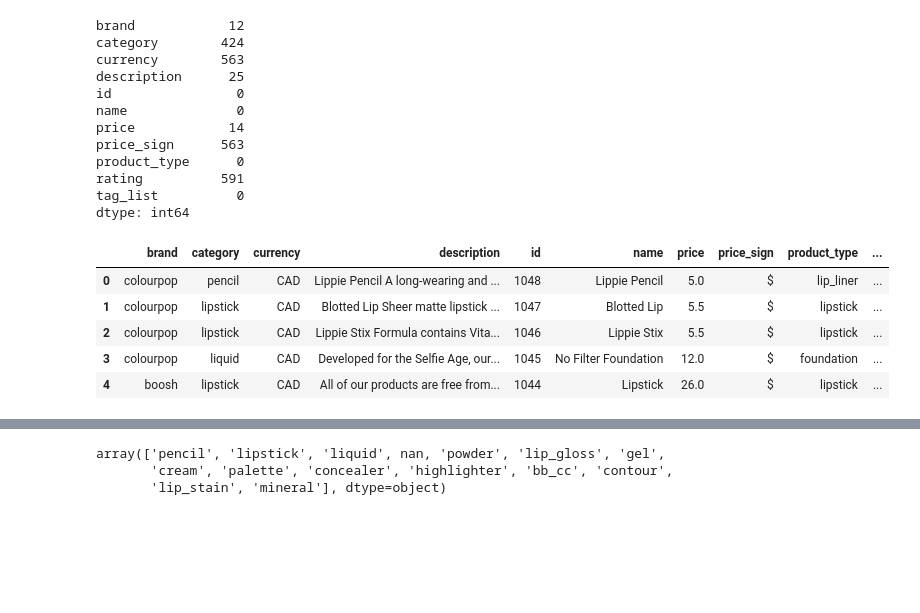
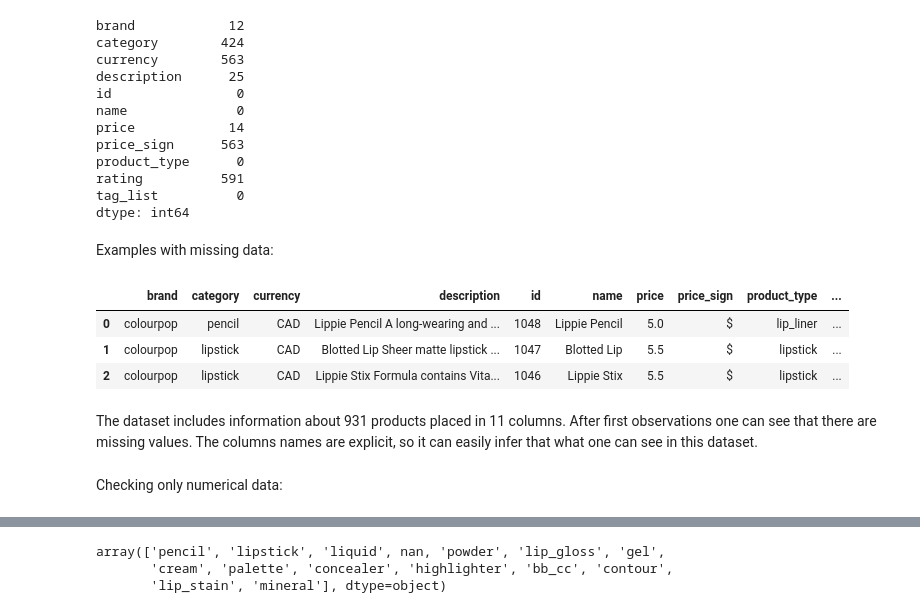
Before and after one commit to aniass/Product-Categorization-NLP, a Jupyter notebook: Products_analysis.ipynb, the cells around one changed output, grey strips where cells are left out. Drawn from its saved outputs; the diff is of its cells as text; code cells hidden in the pictures; blank space fills up the shorter version.

```diff
--- a/Products_analysis.ipynb
+++ b/Products_analysis.ipynb
@@ -22,5 +36,5 @@ import seaborn as sns
 # %%
-df = pd.read_csv('C:\Python Scripts\API_data analyst\products_final.csv', header=0,index_col=0)
+df = pd.read_csv('data\products_final.csv', header=0,index_col=0)
 df.head()
 # %% [output]
 |  | brand | category | currency | description | id | name | price | price_sign | product_type | ... |
@@ -98,13 +136,16 @@ product_type      0
 rating          591
 tag_list          0
 dtype: int64
+# %% [markdown]
+Examples with missing data:
 # %%
-# observations with missing data
-df[df.isnull().any(axis=1)].head()
+df[df.isnull().any(axis=1)].head(3)
 # %% [output]
 |  | brand | category | currency | description | id | name | price | price_sign | product_type | ... |
 | 0 | colourpop | pencil | CAD | Lippie Pencil A long-wearing and ... | 1048 | Lippie Pencil | 5.0 | $ | lip_liner | ... |
 | 1 | colourpop | lipstick | CAD | Blotted Lip Sheer matte lipstick ... | 1047 | Blotted Lip | 5.5 | $ | lipstick | ... |
 | 2 | colourpop | lipstick | CAD | Lippie Stix Formula contains Vita... | 1046 | Lippie Stix | 5.5 | $ | lipstick | ... |
-| 3 | colourpop | liquid | CAD | Developed for the Selfie Age, our... | 1045 | No Filter Foundation | 12.0 | $ | foundation | ... |
-| 4 | boosh | lipstick | CAD | All of our products are free from... | 1044 | Lipstick | 26.0 | $ | lipstick | ... |
+# %% [markdown]
+The dataset includes information about 931 products placed in 11 columns. After first observations one can see that there are missing values. The columns names are explicit, so it can easily infer that what one can see in this dataset.
+# %% [markdown]
+Checking only numerical data:
```
Also changed, not shown: parts of 142 cells of this notebook.
